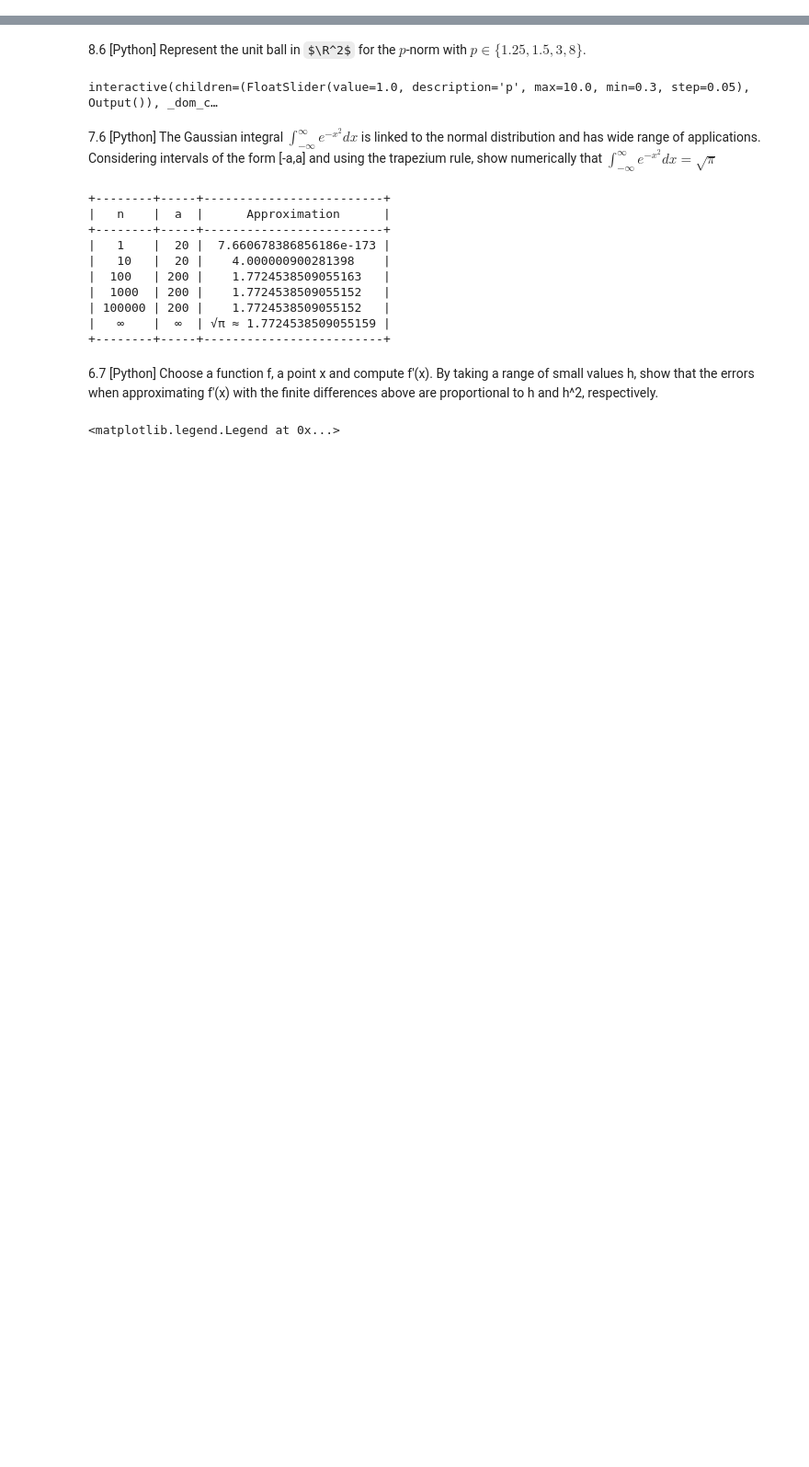
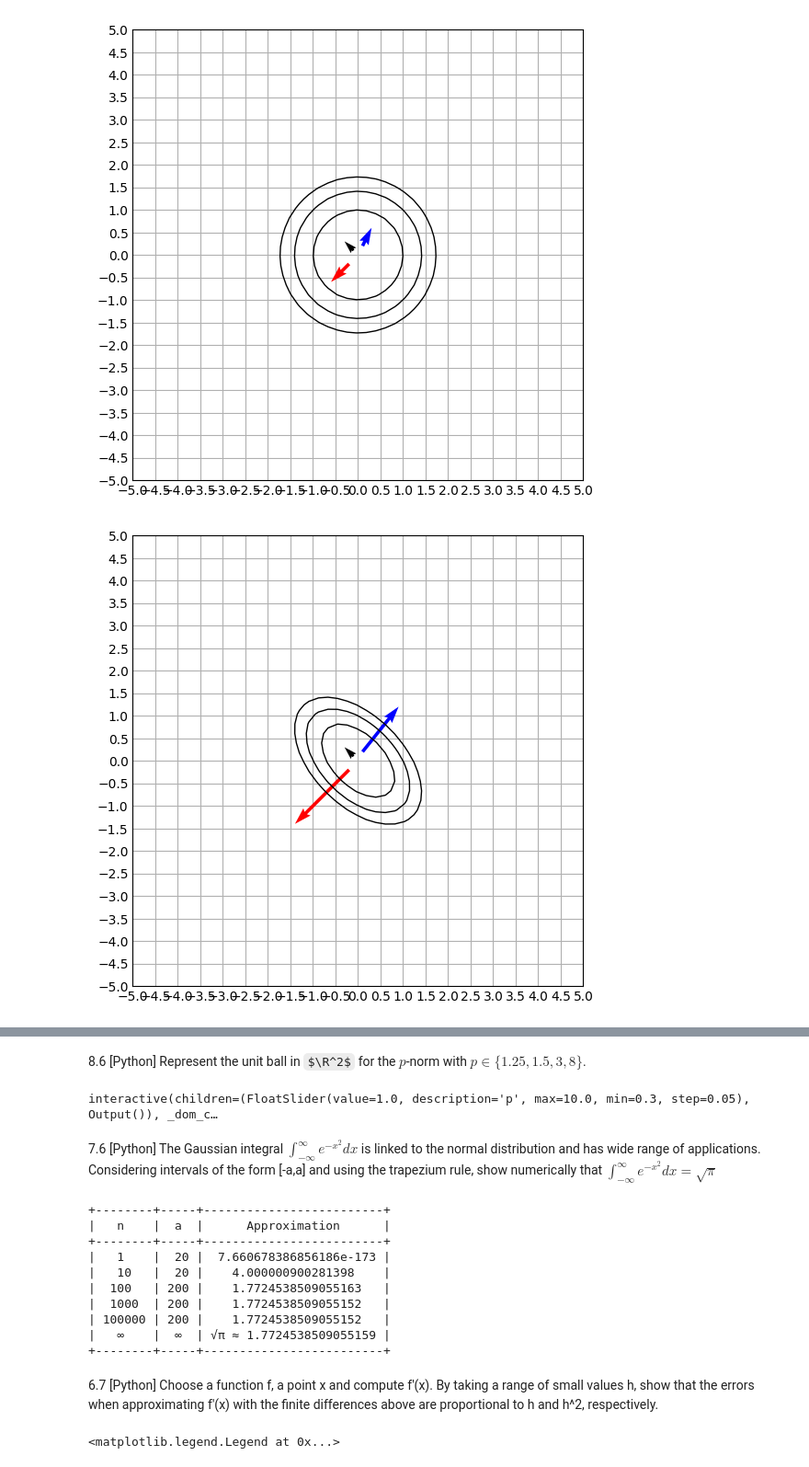
Before and after one commit to 912-Cujba-Daniel/Analysis, a Jupyter notebook: Notebook.ipynb, the cells around one changed output, grey strips where cells are left out. Shown: that part at 92% size. Saved outputs shown, nothing was run; the diff lists cells and outputs as text; code cells hidden in the pictures; some formulas as TeX source; blank space fills up the shorter version.

```diff
--- a/Notebook.ipynb
+++ b/Notebook.ipynb
@@ -0,0 +16,38 @@
+# %%
+from matplotlib import pyplot as plt
+import numpy as np
+
+matrices=[np.matrix([[1,0],[0,1]]),np.matrix([[2,1],[1,2]]),np.matrix([[-3,0],[0,-3]]),np.matrix([[-2,-1],[-1,-3]]),np.matrix([[-1,-1],[-1,0]]),np.matrix([[-1,0],[0,1]])]
+
+points = [[0.1,0.2],[-0.2,-0.2],[-0.1,0.1]]
+p=[[0.1,-0.2,-0.1],[0.2,-0.2,0.1]]
+
+t_point = lambda x,y: np.matrix([[x,y]])
+point = lambda x,y: np.matrix([[x],[y]])
+function = lambda x,y,A: (t_point(x,y) *A*point(x,y)).item(0)
+np_function = lambda x,y,A: [[function(j,i,A) for i in y] for j in x]
+derrivative = lambda x,y,A: 2*(t_point(x,y) *A)
+
+
+
+x = np.linspace(-10,11,100)
+y = np.linspace(-10,11,100)
+[X, Y] = np.meshgrid(x, y)
+
+for A in matrices:
+    d1=[derrivative(i,j,A).item(0) for i,j in points]
+    d2=[derrivative(i,j,A).item(1) for i,j in points]
+    Z=np_function(x,y,A)
+    plt.style.use('_mpl-gallery')
+    plt.figure(figsize=(5,5))
+    plt.axis('square')
+    plt.xticks([i/20 for i in range(-100,101,10)])
+    plt.yticks([i/20 for i in range(-100,101,10)])
+    plt.contour(X,Y,Z,levels=[1,2,3],colors='k',linestyles='solid',linewidths=1)
+    plt.contour(X,Y,Z,levels=[-3,-2,-1],colors='r',linestyles='solid',linewidths=1)
+    plt.quiver(*p,d1,d2,color=['b','r','k'],scale=10,scale_units='xy',angles='xy',width=0.005)
+
+    plt.show()
+# %% [output]
+[figure, added]
+[figure, added]
```
Also changed, not shown: parts of 3 cells of this notebook.
